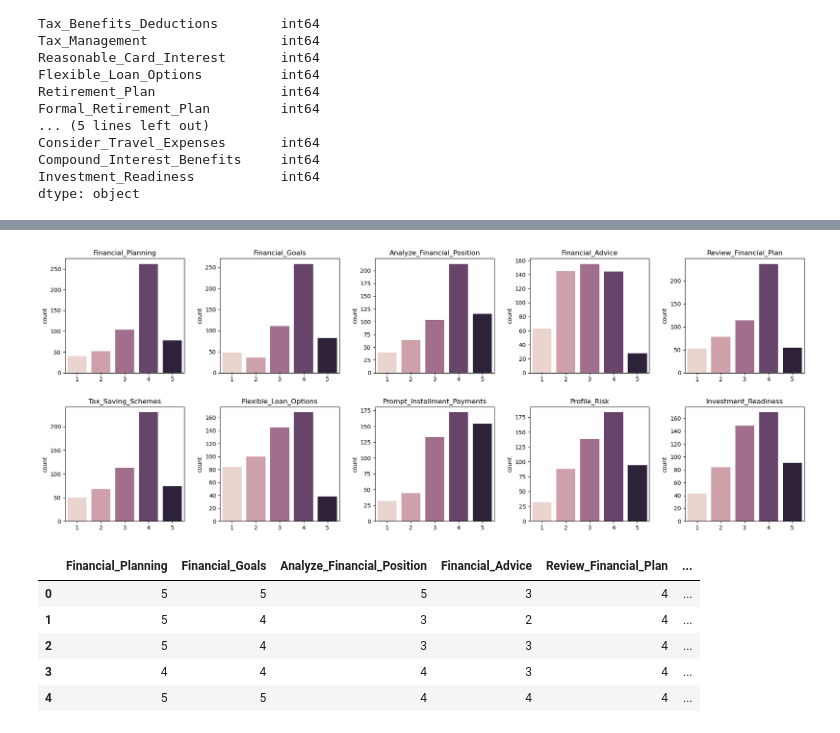
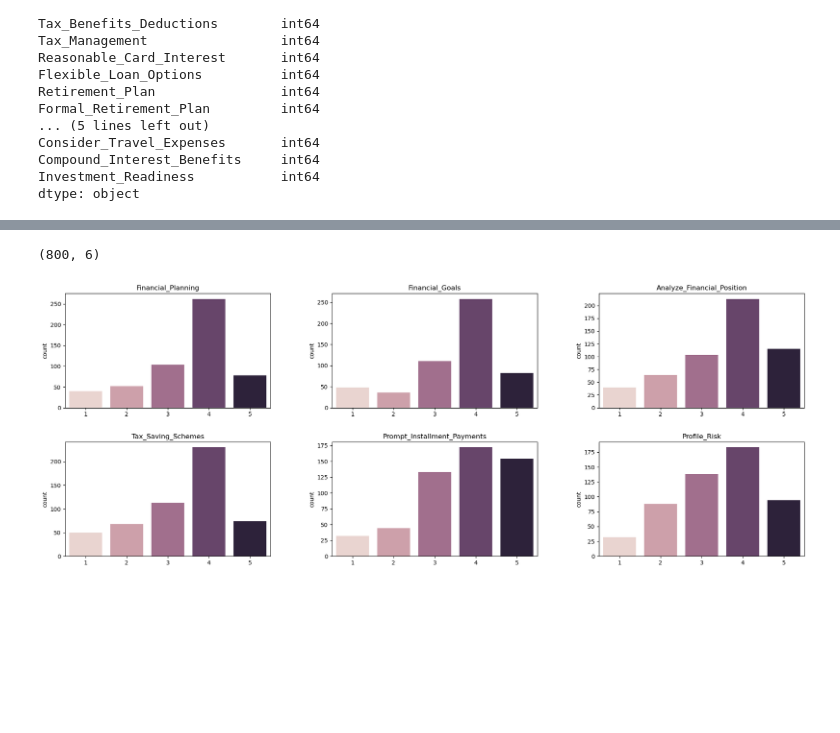
Before and after one commit to christiandarvs/SmartCents-Algorithm, a Jupyter notebook: smartcents.ipynb, the cells around one changed output, grey strips where cells are left out. Saved outputs shown, nothing was run; the diff lists cells and outputs as text; code cells hidden in the pictures; blank space fills up the shorter version.

```diff
--- a/smartcents.ipynb
+++ b/smartcents.ipynb
@@ -160,7 +160,7 @@ Compound_Interest_Benefits     int64
 Investment_Readiness           int64
 dtype: object
 # %%
-# Remove Topics that are important
+# Remove Topics that are not important
 not_important = [
     "Tax_Benefits_Deductions",
     "Tax_Management",
@@ -172,9 +172,12 @@ not_important = [
     "Emergency_Savings",
     "Consider_Travel_Expenses",
     "Compound_Interest_Benefits",
-    # "Prompt_Installment_Payments",
-    # "Flexible_Loan_Options",
+    "Financial_Advice",
+    "Review_Financial_Plan",
+    "Investment_Readiness",
+    "Flexible_Loan_Options",
 ]
+# "Prompt_Installment_Payments",
 
 
 data.drop(not_important, axis=1, inplace=True)
@@ -211,18 +260,22 @@ topic_mapping = {
+# %%
+df_combined.shape
+# %% [output]
+(800, 6)
 # %%
-fig, ax = plt.subplots(nrows=2, ncols=5, figsize=(20, 8))
+fig, ax = plt.subplots(nrows=2, ncols=3, figsize=(20, 8))
 ax = ax.flatten()
 cols = data.columns
 
 for i, col in enumerate(cols):
     sns.countplot(data=data, x=col, hue=col, ax=ax[i], legend=False)
     ax[i].set_title(col)
     ax[i].set_xlabel(None)
 
 
 plt.subplots_adjust(left=0.05, right=0.95, top=0.9, bottom=0.1, hspace=0.3, wspace=0.3)
 plt.show()
 # %% [output]
-[figure, old version]
+[figure, new version]
 # %%
 def recommend_course(row):
     min_value = row.min()
@@ -241,12 +292,3 @@ data["Recommended_Course"] = data.apply(recommend_course, axis=1)
-# %%
-data.head()
-# %% [output]
-|  | Financial_Planning | Financial_Goals | Analyze_Financial_Position | Financial_Advice | Review_Financial_Plan | ... |
-| 0 | 5 | 5 | 5 | 3 | 4 | ... |
-| 1 | 5 | 4 | 3 | 2 | 4 | ... |
-| 2 | 5 | 4 | 3 | 3 | 4 | ... |
-| 3 | 4 | 4 | 4 | 3 | 4 | ... |
-| 4 | 5 | 5 | 4 | 4 | 4 | ... |
 # %%
 from sklearn.model_selection import learning_curve, train_test_split
 from sklearn.pipeline import Pipeline, make_pipeline
```
Also changed, not shown: parts of 18 cells of this notebook, 2 other files.
